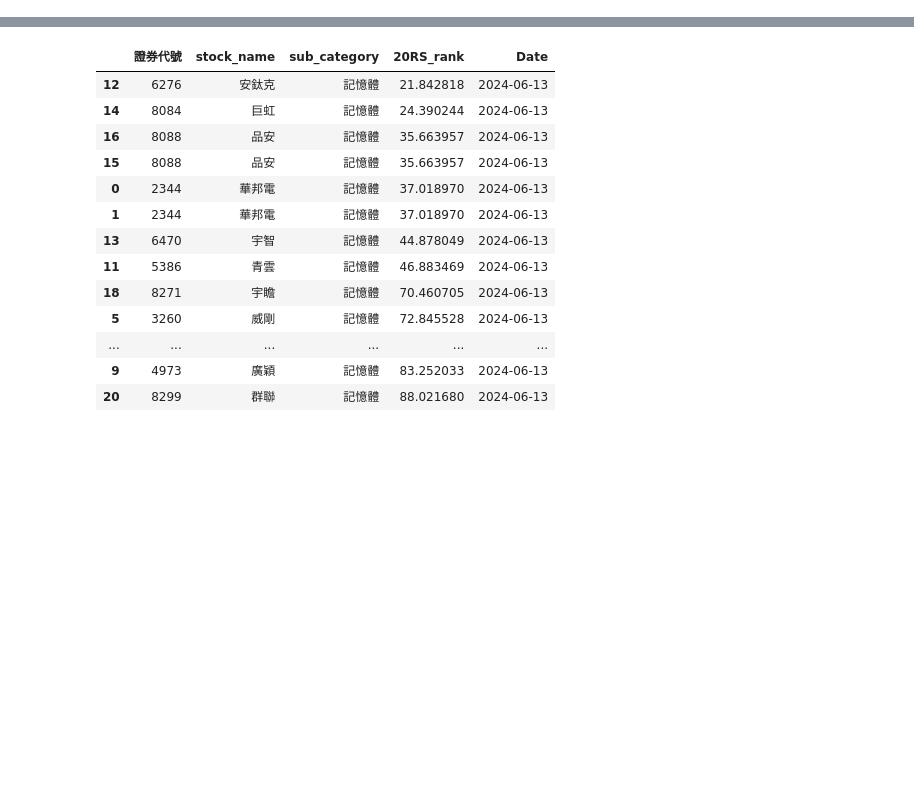
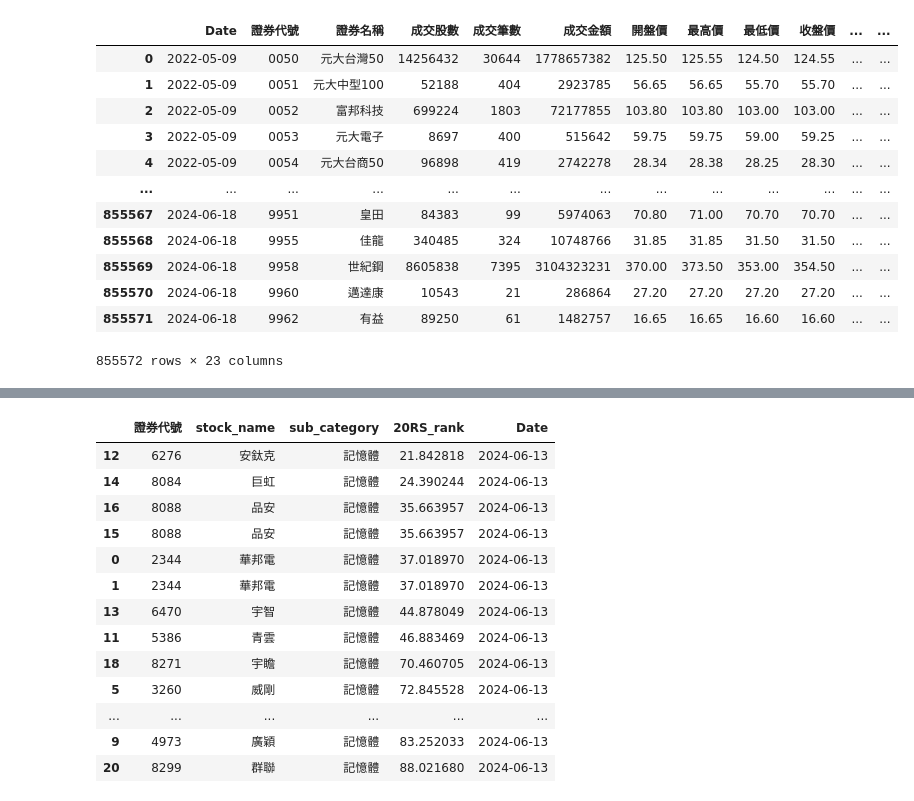
Before and after one commit to mulderfang/stock, a Jupyter notebook: 資料寫入mysql.ipynb, the cells around one changed output, grey strips where cells are left out. Cells and saved outputs as stored; diff of their text form; code cells hidden in the pictures; blank space fills up the shorter version.

```diff
--- a/資料寫入mysql.ipynb
+++ b/資料寫入mysql.ipynb
@@ -184,33 +214,48 @@ updater.close_connection()
 import pandas as pd
 from sqlalchemy import create_engine
 from datetime import datetime, timedelta
 
 # 設置MySQL資料庫連接
 db_user = 'root'
 db_password = '19970730'
 db_host = '127.0.0.1'
 db_name = 'sql_stock'
 
 # 創建資料庫連接引擎
 engine = create_engine(f'mysql+mysqlconnector://{db_user}:{db_password}@{db_host}/{db_name}')
 
 # 設置日期範圍
 #today = datetime(2024, 5, 25)
 start_date = pd.to_datetime(stock_df_update['Date']).unique().tolist()[0].date()
 end_date = pd.to_datetime(stock_df_update['Date']).unique().tolist()[-1].date()
 
 # 格式化日期
 start_date = start_date.strftime('%Y%m%d')
 end_date = end_date.strftime('%Y%m%d')
 
 # SQL 查詢 個股
 query_stock = f"""
 SELECT *
 FROM daily_price
 WHERE date >= '{start_date}' AND date <= '{end_date}'
 """
 
 stock_df_update_done = pd.read_sql(query_stock, engine)
+stock_df_update_done
+# %% [output]
+|  | Date | 證券代號 | 證券名稱 | 成交股數 | 成交筆數 | 成交金額 | 開盤價 | 最高價 | 最低價 | 收盤價 | ... | ... |
+| 0 | 2022-05-09 | 0050 | 元大台灣50 | 14256432 | 30644 | 1778657382 | 125.50 | 125.55 | 124.50 | 124.55 | ... | ... |
+| 1 | 2022-05-09 | 0051 | 元大中型100 | 52188 | 404 | 2923785 | 56.65 | 56.65 | 55.70 | 55.70 | ... | ... |
+| 2 | 2022-05-09 | 0052 | 富邦科技 | 699224 | 1803 | 72177855 | 103.80 | 103.80 | 103.00 | 103.00 | ... | ... |
+| 3 | 2022-05-09 | 0053 | 元大電子 | 8697 | 400 | 515642 | 59.75 | 59.75 | 59.00 | 59.25 | ... | ... |
+| 4 | 2022-05-09 | 0054 | 元大台商50 | 96898 | 419 | 2742278 | 28.34 | 28.38 | 28.25 | 28.30 | ... | ... |
+| ... | ... | ... | ... | ... | ... | ... | ... | ... | ... | ... | ... | ... |
+| 855567 | 2024-06-18 | 9951 | 皇田 | 84383 | 99 | 5974063 | 70.80 | 71.00 | 70.70 | 70.70 | ... | ... |
+| 855568 | 2024-06-18 | 9955 | 佳龍 | 340485 | 324 | 10748766 | 31.85 | 31.85 | 31.50 | 31.50 | ... | ... |
+| 855569 | 2024-06-18 | 9958 | 世紀鋼 | 8605838 | 7395 | 3104323231 | 370.00 | 373.50 | 353.00 | 354.50 | ... | ... |
+| 855570 | 2024-06-18 | 9960 | 邁達康 | 10543 | 21 | 286864 | 27.20 | 27.20 | 27.20 | 27.20 | ... | ... |
+| 855571 | 2024-06-18 | 9962 | 有益 | 89250 | 61 | 1482757 | 16.65 | 16.65 | 16.60 | 16.60 | ... | ... |
+855572 rows × 23 columns
 # %%
 # 計算個股對大盤RS
 #先轉置取Date
```
Also changed, not shown: parts of 6 cells of this notebook, 1 other file.
